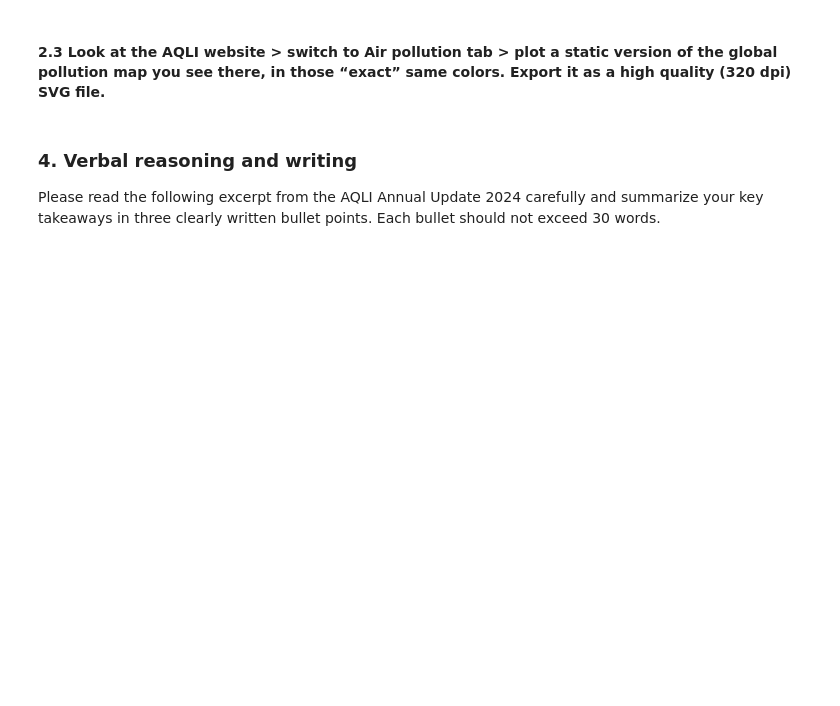
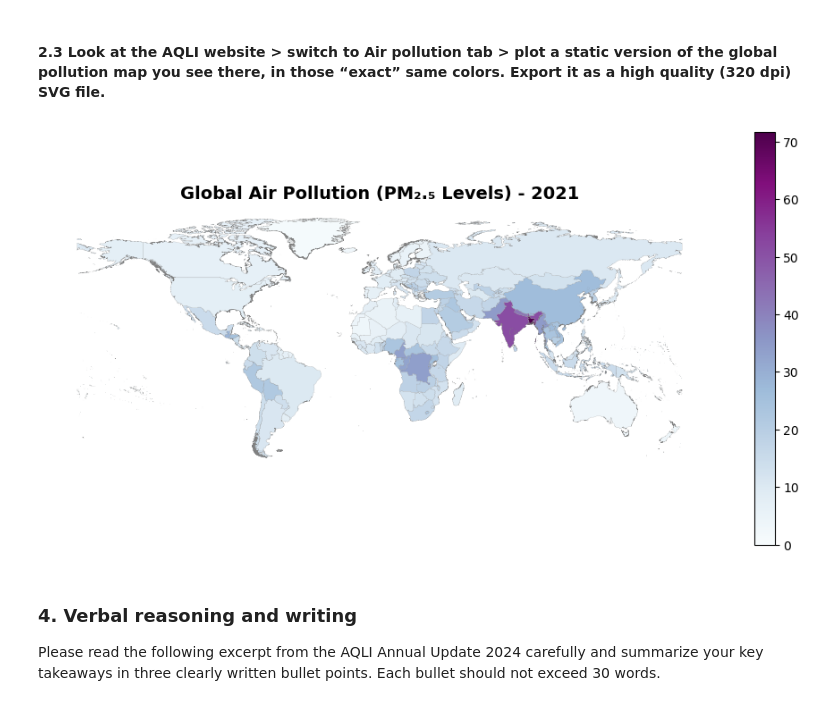
Before and after one commit to neha-sharma-geoai/AQI, a Jupyter notebook: Outputs/AQLI_Test.ipynb, the cells around one changed output. Saved outputs shown, nothing was run; the diff lists cells and outputs as text; code cells hidden in the pictures; blank space fills up the shorter version.

```diff
--- a/Outputs/AQLI_Test.ipynb
+++ b/Outputs/AQLI_Test.ipynb
@@ -374,15 +447,17 @@ plt.show()
 #### 2.3 Look at the AQLI website > switch to Air pollution tab > plot a static version of the global pollution map you see there, in those “exact” same colors. Export it as a high quality (320 dpi) SVG file.
 # %%
 fig, ax = plt.subplots(figsize=(12, 6))
-world.plot(column="pm2021", cmap='BuPu', linewidth=0.1, edgecolor="gray", legend=True, ax=ax)
+world_countries.plot(column="pm2021", cmap='BuPu', linewidth=0.1, edgecolor="gray", legend=True, ax=ax)
 
 ax.axis("off")
 
 plt.title("Global Air Pollution (PM₂.₅ Levels) - 2021", fontsize=14, fontweight="bold")
 
 plt.savefig("AQLI_Global_PM25_Map.svg", dpi=320, format="svg", bbox_inches="tight")
 
 plt.show()
+# %% [output]
+[figure, added]
 # %% [markdown]
 ### 4. Verbal reasoning and writing
 Please read the following excerpt from the AQLI Annual Update 2024 carefully and summarize your key takeaways in three clearly written bullet points. Each bullet should not exceed 30 words.
```
Also changed, not shown: parts of 13 cells of this notebook, 1 other file.
